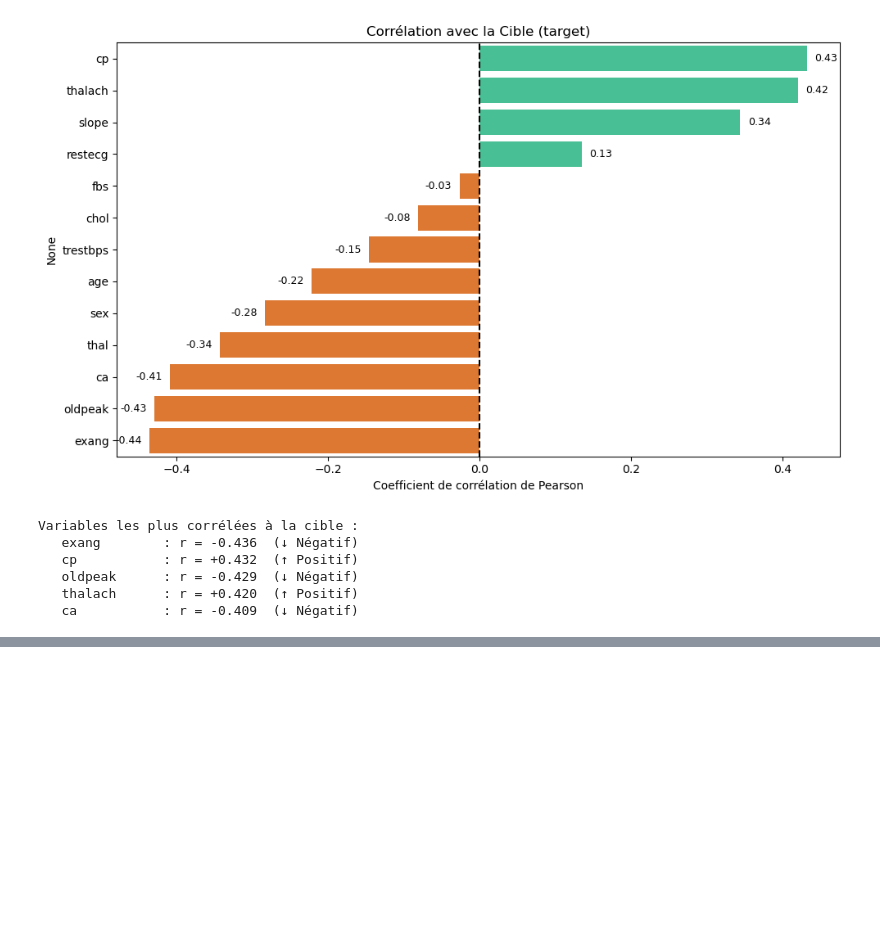
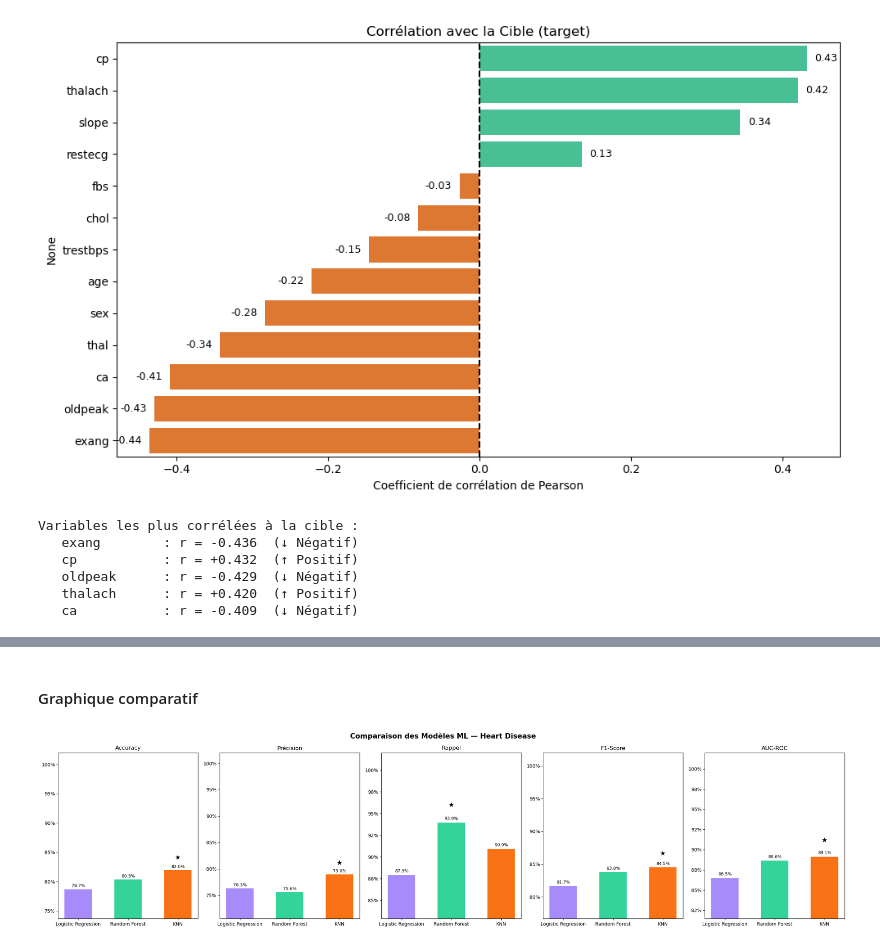
Before and after one commit to Lanja7126/Examen_ML, a Jupyter notebook: heart.ipynb, the cells around one changed output, grey strips where cells are left out. Saved outputs shown, nothing was run; the diff lists cells and outputs as text; code cells hidden in the pictures; blank space fills up the shorter version.

Commit message:
modèles et tableau comparatif

```diff
--- a/heart.ipynb
+++ b/heart.ipynb
@@ -327,0 +332,20 @@ Variables les plus corrélées à la cible :
+# %%
+# ─── Préparation ────────────────────────────────────
+X = df.drop('target', axis=1)
+y = df['target']
+
+print(f"Features : {X.shape[1]} variables")
+print(f"Exemples : {X.shape[0]} patients")
+print(f"Cible    : {y.value_counts().to_dict()}")
+
+# Split stratifié
+X_train, X_test, y_train, y_test = train_test_split(
+    X, y, test_size=0.2, random_state=42, stratify=y)
+
+print(f"\nEntrainement : {X_train.shape[0]} patients ({y_train.sum()} malades)")
+print(f"Test  : {X_test.shape[0]} patients ({y_test.sum()} malades)")
+
+# Standardisation
+scaler     = StandardScaler()
+X_train_sc = scaler.fit_transform(X_train)
+X_test_sc  = scaler.transform(X_test)
@@ -327,0 +508,29 @@ Variables les plus corrélées à la cible :
+# %% [markdown]
+#### Graphique comparatif
+# %%
+# Graphique comparatif
+fig, axes = plt.subplots(1, 5, figsize=(24, 6))
+metrics = ["Accuracy (%)", "Précision (%)", "Rappel (%)", "F1-Score (%)", "AUC-ROC (%)"]
+mod_names = list(results.keys())
+colors_m = [models[m]['color'] for m in mod_names]
+
+for i, (ax, metric) in enumerate(zip(axes, metrics)):
+    vals = [results[m][metric] for m in mod_names]
+    bars = ax.bar(mod_names, vals, color=colors_m, width=0.55)
+    ax.set_title(metric.replace(' (%)', ''))
+    ax.set_ylim(max(0, min(vals) - 5), 102)
+    ax.yaxis.set_major_formatter(plt.FuncFormatter(lambda v, _: f'{v:.0f}%'))
+
+    for j, (bar, val) in enumerate(zip(bars, vals)):
+        ax.text(bar.get_x() + bar.get_width()/2, bar.get_height() + 0.2,
+                f'{val:.1f}%', ha='center', va='bottom', fontsize=9)
+
+    max_idx = vals.index(max(vals))
+    ax.text(max_idx, max(vals) + 1.8, '★', ha='center', fontsize=14)
+
+fig.suptitle('Comparaison des Modèles ML — Heart Disease', fontsize=15, fontweight='bold')
+plt.tight_layout()
+plt.savefig('./images/comparaison/comparaison.png', dpi=130, bbox_inches='tight')
+plt.show()
+# %% [output]
+[figure, added]
```
Also changed, not shown: parts of 7 cells of this notebook, 1 other file.
